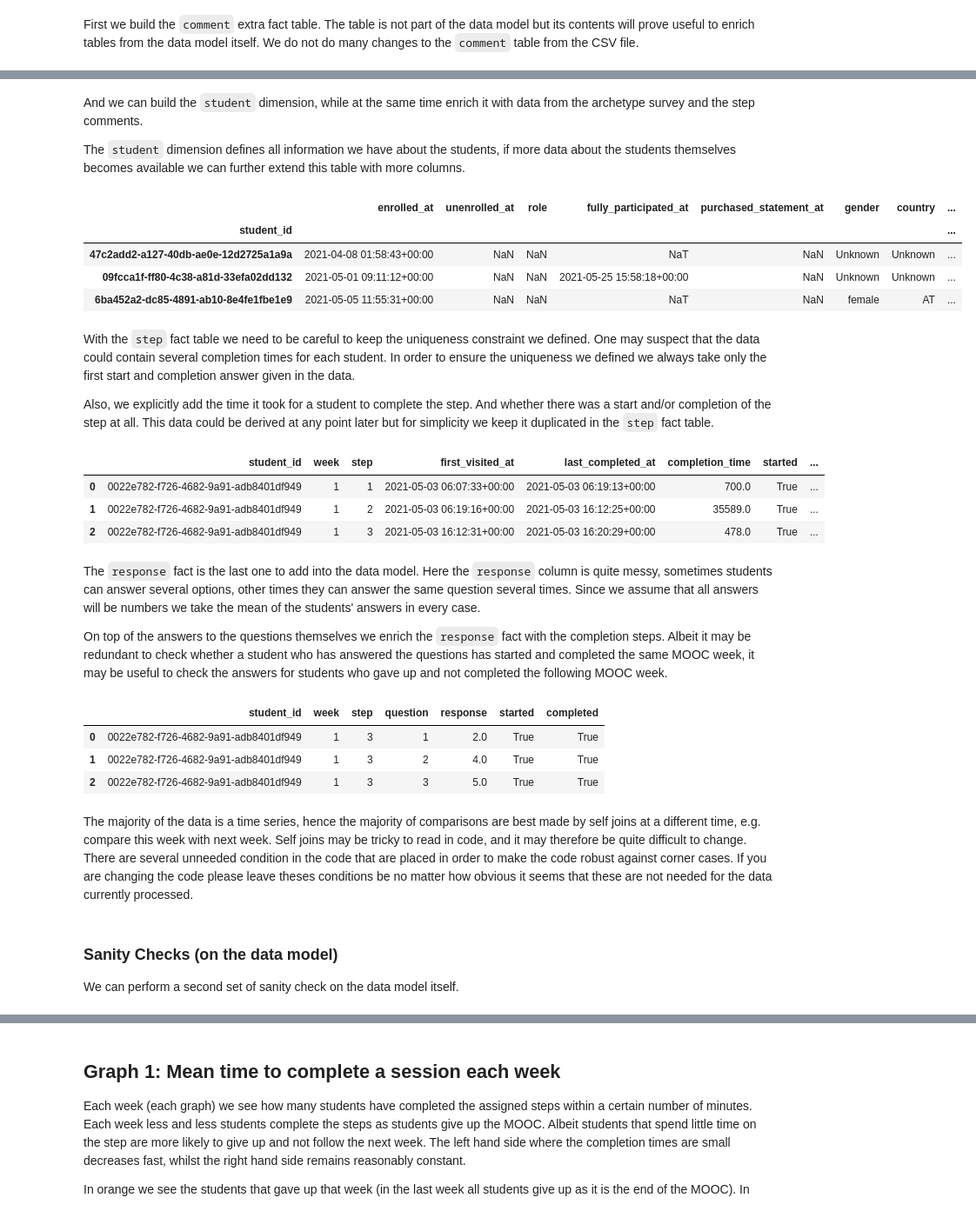
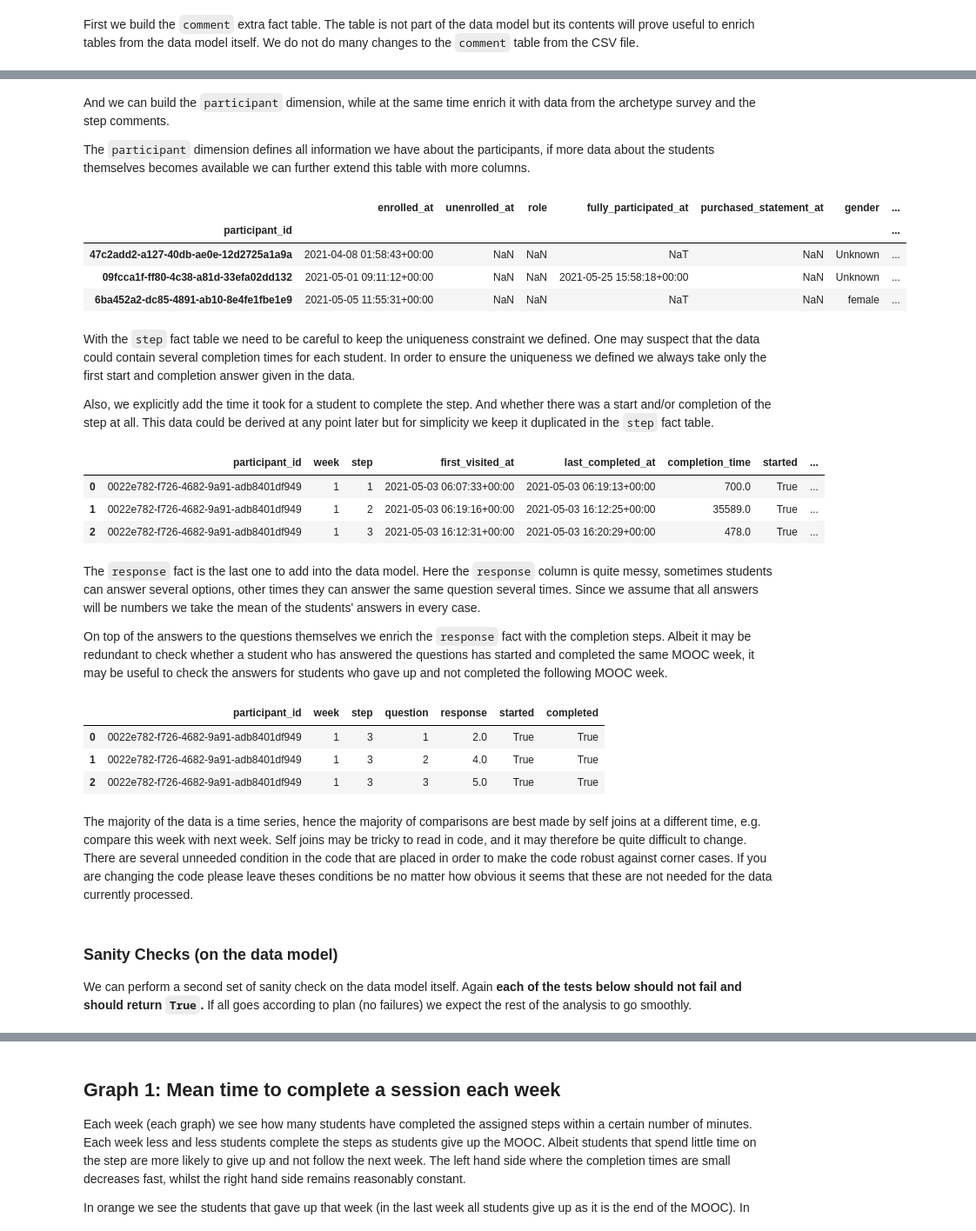
Before and after one commit to grochmal/mooc-stats, a Jupyter notebook: mooc.ipynb, the cells around one changed output, grey strips where cells are left out. Shown at 87% size. Drawn from its saved outputs; the diff is of its cells as text; code cells hidden in the pictures.

```diff
--- a/mooc.ipynb
+++ b/mooc.ipynb
@@ -172,7 +193,7 @@ We do not do many changes to the `comment` table from the CSV file.
 comment = remark.copy()
 comment.drop('step', axis=1, inplace=True)
 comment = comment.rename(columns={
-    'author_id': 'student_id',
+    'author_id': 'participant_id',
     'week_number': 'week',
     'step_number': 'step',
 })
@@ -184,29 +205,29 @@ comment[:3]
 | 59107936 | ee7d449b-e4c5-44af-a890-61680d001828 | NaN | 1 | 1 | Hello, my name is Alessandro and ... | 2021-05-03 08:58:58+00:00 | 2 | NaN | ... |
 | 59110647 | d8f579a6-d8a2-4842-a4ea-cf6ecfa2d101 | 59104690.0 | 1 | 1 | Very pleased to meet you too @RED... | 2021-05-03 10:45:09+00:00 | 1 | NaN | ... |
 # %% [markdown]
-And we can build the `student` dimension,
+And we can build the `participant` dimension,
 while at the same time enrich it with data from the archetype survey
 and the step comments.
 
-The `student` dimension defines all information we have about the students,
+The `participant` dimension defines all information we have about the participants,
 if more data about the students themselves becomes available we can
 further extend this table with more columns.
 # %%
-student = enrol.join(archetype)
-student = student.rename_axis('student_id')
-tmp = comment.rename(columns={'step': 'total_comments'}).groupby(['student_id']).count()['total_comments']
-student = student.join(tmp)
-student['total_comments'].fillna(0, inplace=True)
-tmp = comment.rename(columns={'likes': 'total_likes'}).groupby(['student_id']).sum()['total_likes']
-student = student.join(tmp)
-student['total_likes'].fillna(0, inplace=True)
-student[:3]
+participant = enrol.join(archetype.reset_index().groupby('learner_id').first())
+participant = participant.rename_axis('participant_id')
+tmp = comment.rename(columns={'step': 'total_comments'}).groupby(['participant_id']).count()['total_comments']
+participant = participant.join(tmp)
+participant['total_comments'].fillna(0, inplace=True)
+tmp = comment.rename(columns={'likes': 'total_likes'}).groupby(['participant_id']).sum()['total_likes']
+participant = participant.join(tmp)
+participant['total_likes'].fillna(0, inplace=True)
+participant[:3]
 # %% [output]
-|  | enrolled_at | unenrolled_at | role | fully_participated_at | purchased_statement_at | gender | country | ... |
-| student_id |  |  |  |  |  |  |  | ... |
-| 47c2add2-a127-40db-ae0e-12d2725a1a9a | 2021-04-08 01:58:43+00:00 | NaN | NaN | NaT | NaN | Unknown | Unknown | ... |
-| 09fcca1f-ff80-4c38-a81d-33efa02dd132 | 2021-05-01 09:11:12+00:00 | NaN | NaN | 2021-05-25 15:58:18+00:00 | NaN | Unknown | Unknown | ... |
-| 6ba452a2-dc85-4891-ab10-8e4fe1fbe1e9 | 2021-05-05 11:55:31+00:00 | NaN | NaN | NaT | NaN | female | AT | ... |
+|  | enrolled_at | unenrolled_at | role | fully_participated_at | purchased_statement_at | gender | ... |
+| participant_id |  |  |  |  |  |  | ... |
+| 47c2add2-a127-40db-ae0e-12d2725a1a9a | 2021-04-08 01:58:43+00:00 | NaN | NaN | NaT | NaN | Unknown | ... |
+| 09fcca1f-ff80-4c38-a81d-33efa02dd132 | 2021-05-01 09:11:12+00:00 | NaN | NaN | 2021-05-25 15:58:18+00:00 | NaN | Unknown | ... |
+| 6ba452a2-dc85-4891-ab10-8e4fe1fbe1e9 | 2021-05-05 11:55:31+00:00 | NaN | NaN | NaT | NaN | female | ... |
 # %% [markdown]
 With the `step` fact table we need to be careful to keep the uniqueness constraint we defined.
 One may suspect that the data could contain several completion times for each student.
@@ -225,13 +246,13 @@ step['started'] = (~step.first_visited_at.isnull())
 step['completed'] = (~step.last_completed_at.isnull())
 step.drop('step', axis=1,  inplace=True)
 step = step.rename(columns={
-    'learner_id': 'student_id',
+    'learner_id': 'participant_id',
     'week_number': 'week',
     'step_number': 'step',
 })
 step[:3]
 # %% [output]
-|  | student_id | week | step | first_visited_at | last_completed_at | completion_time | started | ... |
+|  | participant_id | week | step | first_visited_at | last_completed_at | completion_time | started | ... |
 | 0 | 0022e782-f726-4682-9a91-adb8401df949 | 1 | 1 | 2021-05-03 06:07:33+00:00 | 2021-05-03 06:19:13+00:00 | 700.0 | True | ... |
 | 1 | 0022e782-f726-4682-9a91-adb8401df949 | 1 | 2 | 2021-05-03 06:19:16+00:00 | 2021-05-03 16:12:25+00:00 | 35589.0 | True | ... |
 | 2 | 0022e782-f726-4682-9a91-adb8401df949 | 1 | 3 | 2021-05-03 16:12:31+00:00 | 2021-05-03 16:20:29+00:00 | 478.0 | True | ... |
@@ -255,16 +276,16 @@ response.response = question.response.apply(lambda x: np.mean(list(map(int, x.sp
 response = response.groupby(['learner_id', 'week_number', 'step_number', 'question_number']).mean()
 response.reset_index(inplace=True)
 response = response.rename(columns={
-    'learner_id': 'student_id',
+    'learner_id': 'participant_id',
     'week_number': 'week',
     'step_number': 'step',
     'question_number': 'question',
 })
-tmp = step[['student_id', 'week', 'step', 'started', 'completed']]
-response = response.merge(tmp, on=['student_id', 'week', 'step'], how='left')
+tmp = step[['participant_id', 'week', 'step', 'started', 'completed']]
+response = response.merge(tmp, on=['participant_id', 'week', 'step'], how='left')
 response[:3]
 # %% [output]
-|  | student_id | week | step | question | response | started | completed |
+|  | participant_id | week | step | question | response | started | completed |
 | 0 | 0022e782-f726-4682-9a91-adb8401df949 | 1 | 3 | 1 | 2.0 | True | True |
 | 1 | 0022e782-f726-4682-9a91-adb8401df949 | 1 | 3 | 2 | 4.0 | True | True |
 | 2 | 0022e782-f726-4682-9a91-adb8401df949 | 1 | 3 | 3 | 5.0 | True | True |
@@ -283,3 +304,6 @@ currently processed.
 ### Sanity Checks (on the data model)
 
 We can perform a second set of sanity check on the data model itself.
+Again **each of the tests below should not fail and should return `True`.**
+If all goes according to plan (no failures) we expect the rest
+of the analysis to go smoothly.
```
Also changed, not shown: parts of 56 cells of this notebook.
